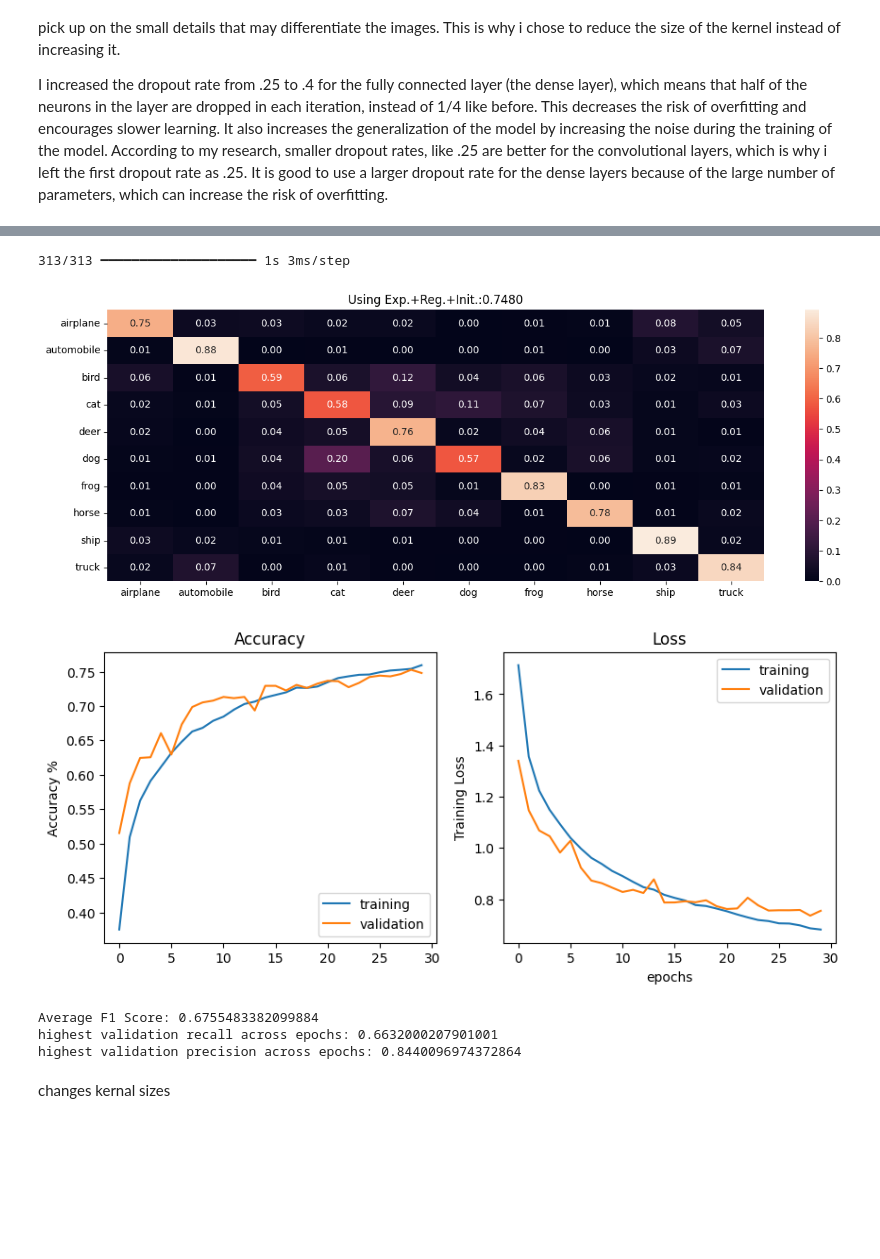
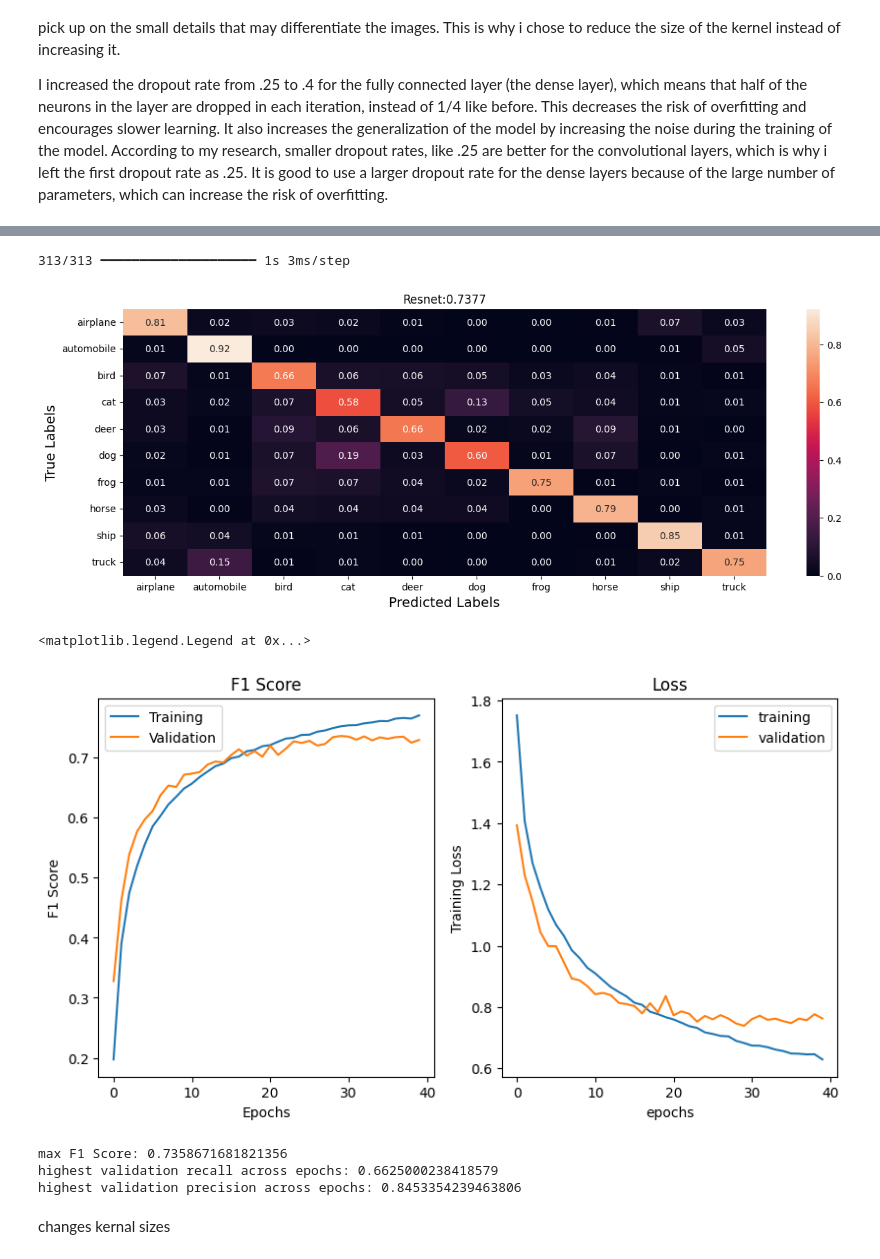
Before and after one commit to ElijahChesnut26/MLLab6, a Jupyter notebook: MLLab6.ipynb, the cells around one changed output, grey strips where cells are left out. Cells and saved outputs as stored; diff of their text form; code cells hidden in the pictures; blank space fills up the shorter version.

```diff
--- a/MLLab6.ipynb
+++ b/MLLab6.ipynb
@@ -622,7 +673,7 @@ resnet.compile(loss='categorical_crossentropy', # 'categorical_crossentropy' 'me
                 metrics=['accuracy', 'recall', 'precision'])
 # %%
 history3 = resnet.fit(X_train, y_train, batch_size=64,
-                      epochs=30, verbose=1,
+                      epochs=40, verbose=1,
                       validation_data=(X_test,y_test),
                       callbacks=[EarlyStopping(monitor='val_loss', patience=10)]
                      )
@@ -647,31 +698,48 @@ Epoch 30/30
 # %%
-summarize_net(resnet, X_test, y_test, title_text='Using Exp.+Reg.+Init.:')
+summarize_net(resnet, X_test, y_test, title_text='Resnet:')
 # %% [output]
 313/313 ━━━━━━━━━━━━━━━━━━━━ 1s 3ms/step
-[figure, old version]
+[figure, new version]
 # %%
-plt.figure(figsize=(10,4))
-plt.subplot(1,2,1)
-plt.plot(history3.history['accuracy'], label='training')
+# Calculate F1 score for training and validation
+train_f1_3 = 2 * (np.array(history3.history['precision']) * np.array(history3.history['recall'])) / (np.array(history3.history['precision']) + np.array(history3.history['recall']) + 1e-6)
+val_f1_3 = 2 * (np.array(history3.history['val_precision']) * np.array(history3.history['val_recall'])) / (np.array(history3.history['val_precision']) + np.array(history3.history['val_recall']) + 1e-6)
+plt.figure(figsize=(15, 5))
 
-plt.ylabel('Accuracy %')
-plt.title('Training')
-plt.plot(history3.history['val_accuracy'], label='validation')
-plt.title('Accuracy')
+plt.subplot(1, 3, 1)
+plt.plot(train_f1_3, label='Training')
+plt.plot(val_f1_3, label='Validation')
+plt.title('F1 Score')
+plt.xlabel('Epochs')
+plt.ylabel('F1 Score')
 plt.legend()
 
-plt.subplot(1,2,2)
+
+plt.subplot(1,3,2)
 plt.plot(history3.history['loss'], label='training')
 plt.ylabel('Training Loss')
 plt.xlabel('epochs')
 
 plt.plot(history3.history['val_loss'], label='validation')
 plt.xlabel('epochs')
 plt.title('Loss')
 plt.legend()
-plt.show()
+
+
+
+# plt.subplot(1,3,3)
+# plt.plot(history2.history['precision'], label='training')
+
+# plt.ylabel('Precision')
+# plt.title('Training')
+# plt.plot(history2.history['val_precision'], label='validation')
+# plt.title('Precision')
+# plt.legend()
+
+# plt.show()
 # %% [output]
+<matplotlib.legend.Legend at 0x...>
-[figure, old version]
+[figure, new version]
 # %%
 recall_history3 = history3.history['val_recall']  # Average recall across epochs
 precision_history3 = history3.history['val_precision']
@@ -680,15 +748,15 @@ precision_history3 = history3.history['val_precision']
 f1_scores3 = 2 * (np.array(precision_history3) * np.array(recall_history3)) / (np.array(precision_history3) + np.array(recall_history3))
 
 # Calculate the average F1 score
-average_f1_score3 = np.mean(f1_scores3)
+max_f1_score3 = np.max(f1_scores3)
 
 # Print the average F1 score
-print("Average F1 Score:", average_f1_score3)
+print("max F1 Score:", max_f1_score3)
 print(f'highest validation recall across epochs: {np.max(recall_history3)}')
 print(f'highest validation precision across epochs: {np.max(precision_history3)}')
 # %% [output]
-Average F1 Score: 0.6755483382099884
-highest validation recall across epochs: 0.6632000207901001
-highest validation precision across epochs: 0.8440096974372864
+max F1 Score: 0.7358671681821356
+highest validation recall across epochs: 0.6625000238418579
+highest validation precision across epochs: 0.8453354239463806
 # %% [markdown]
 changes kernal sizes
```
Also changed, not shown: parts of 40 cells of this notebook.
